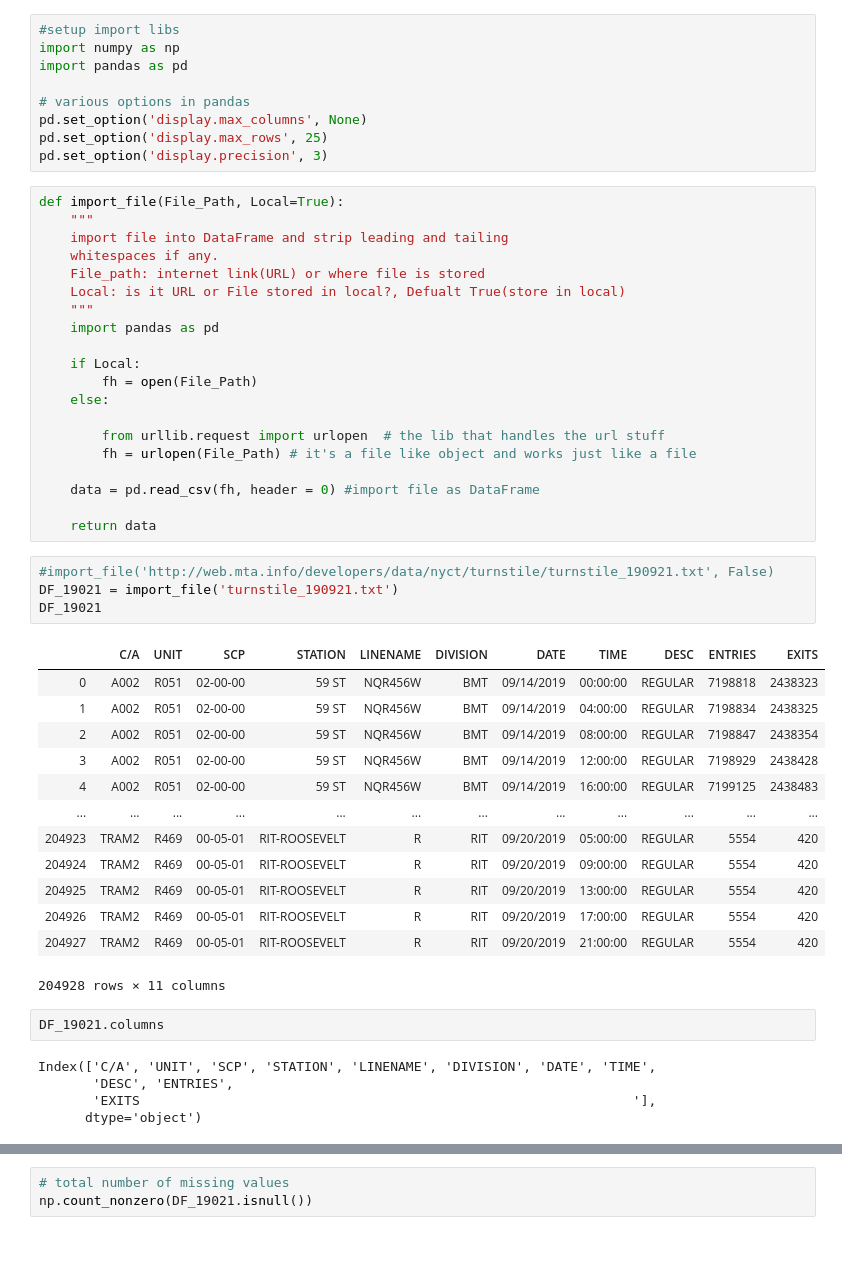
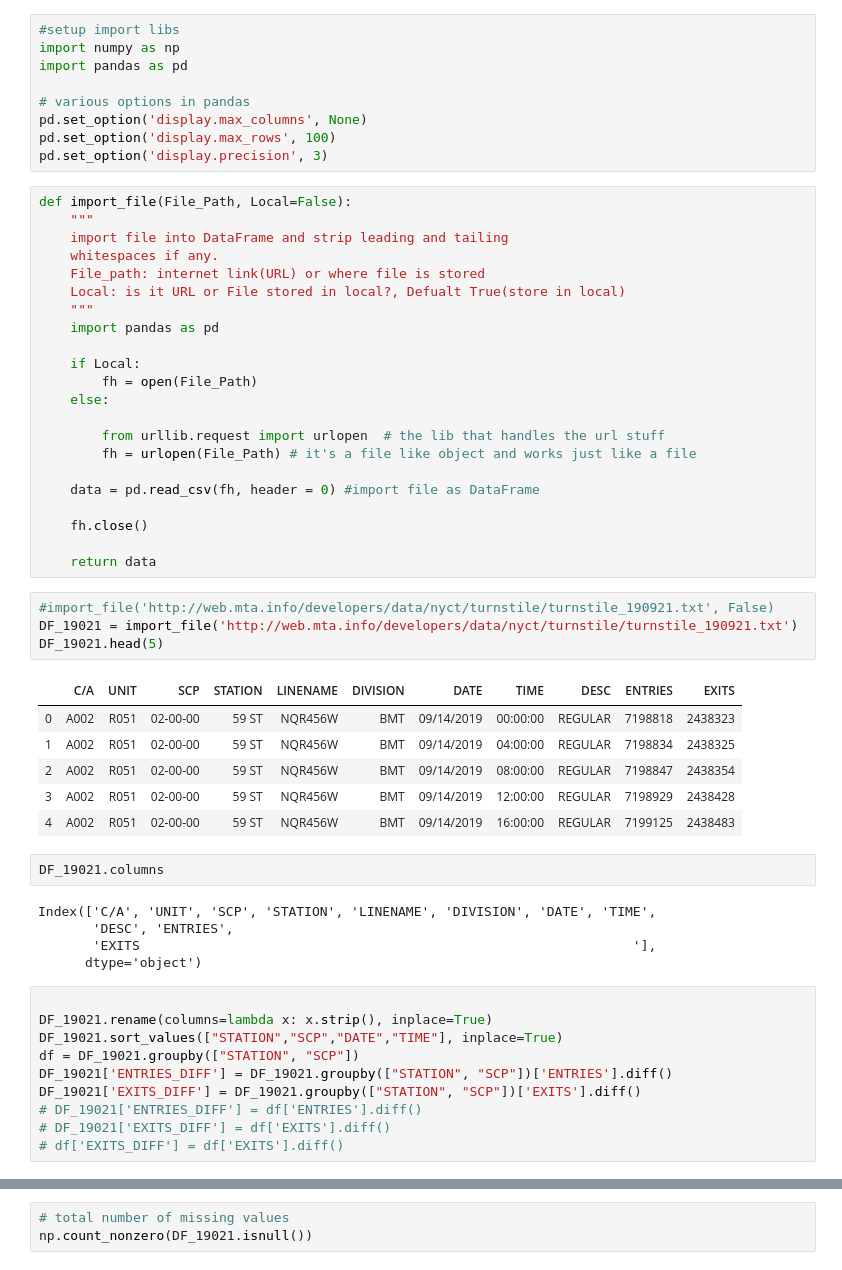
Before and after one commit to djsegal/metis_mta, a Jupyter notebook: Project_Benson.ipynb, the cells around one changed output, grey strips where cells are left out. Saved outputs shown, nothing was run; the diff lists cells and outputs as text.

```diff
--- a/Project_Benson.ipynb
+++ b/Project_Benson.ipynb
@@ -5,10 +5,10 @@ import pandas as pd
 
 # various options in pandas
 pd.set_option('display.max_columns', None)
-pd.set_option('display.max_rows', 25)
+pd.set_option('display.max_rows', 100)
 pd.set_option('display.precision', 3)
 # %%
-def import_file(File_Path, Local=True):
+def import_file(File_Path, Local=False):
     """
     import file into DataFrame and strip leading and tailing
     whitespaces if any.
@@ -26,25 +26,20 @@ def import_file(File_Path, Local=True):
 
     data = pd.read_csv(fh, header = 0) #import file as DataFrame
 
+    fh.close()
+
     return data
 # %%
 #import_file('http://web.mta.info/developers/data/nyct/turnstile/turnstile_190921.txt', False)
-DF_19021 = import_file('turnstile_190921.txt')
-DF_19021
+DF_19021 = import_file('http://web.mta.info/developers/data/nyct/turnstile/turnstile_190921.txt')
+DF_19021.head(5)
 # %% [output]
 |  | C/A | UNIT | SCP | STATION | LINENAME | DIVISION | DATE | TIME | DESC | ENTRIES | EXITS |
 | 0 | A002 | R051 | 02-00-00 | 59 ST | NQR456W | BMT | 09/14/2019 | 00:00:00 | REGULAR | 7198818 | 2438323 |
 | 1 | A002 | R051 | 02-00-00 | 59 ST | NQR456W | BMT | 09/14/2019 | 04:00:00 | REGULAR | 7198834 | 2438325 |
 | 2 | A002 | R051 | 02-00-00 | 59 ST | NQR456W | BMT | 09/14/2019 | 08:00:00 | REGULAR | 7198847 | 2438354 |
 | 3 | A002 | R051 | 02-00-00 | 59 ST | NQR456W | BMT | 09/14/2019 | 12:00:00 | REGULAR | 7198929 | 2438428 |
 | 4 | A002 | R051 | 02-00-00 | 59 ST | NQR456W | BMT | 09/14/2019 | 16:00:00 | REGULAR | 7199125 | 2438483 |
-| ... | ... | ... | ... | ... | ... | ... | ... | ... | ... | ... | ... |
-| 204923 | TRAM2 | R469 | 00-05-01 | RIT-ROOSEVELT | R | RIT | 09/20/2019 | 05:00:00 | REGULAR | 5554 | 420 |
-| 204924 | TRAM2 | R469 | 00-05-01 | RIT-ROOSEVELT | R | RIT | 09/20/2019 | 09:00:00 | REGULAR | 5554 | 420 |
-| 204925 | TRAM2 | R469 | 00-05-01 | RIT-ROOSEVELT | R | RIT | 09/20/2019 | 13:00:00 | REGULAR | 5554 | 420 |
-| 204926 | TRAM2 | R469 | 00-05-01 | RIT-ROOSEVELT | R | RIT | 09/20/2019 | 17:00:00 | REGULAR | 5554 | 420 |
-| 204927 | TRAM2 | R469 | 00-05-01 | RIT-ROOSEVELT | R | RIT | 09/20/2019 | 21:00:00 | REGULAR | 5554 | 420 |
-204928 rows × 11 columns
 # %%
 DF_19021.columns
 # %% [output]
@@ -52,3 +47,13 @@ Index(['C/A', 'UNIT', 'SCP', 'STATION', 'LINENAME', 'DIVISION', 'DATE', 'TIME',
        'DESC', 'ENTRIES',
        'EXITS                                                               '],
       dtype='object')
+# %%
+
+DF_19021.rename(columns=lambda x: x.strip(), inplace=True)
+DF_19021.sort_values(["STATION","SCP","DATE","TIME"], inplace=True)
+df = DF_19021.groupby(["STATION", "SCP"])
+DF_19021['ENTRIES_DIFF'] = DF_19021.groupby(["STATION", "SCP"])['ENTRIES'].diff()
+DF_19021['EXITS_DIFF'] = DF_19021.groupby(["STATION", "SCP"])['EXITS'].diff()
+# DF_19021['ENTRIES_DIFF'] = df['ENTRIES'].diff()
+# DF_19021['EXITS_DIFF'] = df['EXITS'].diff()
+# df['EXITS_DIFF'] = df['EXITS'].diff()
```
Also changed, not shown: parts of 13 cells of this notebook.
